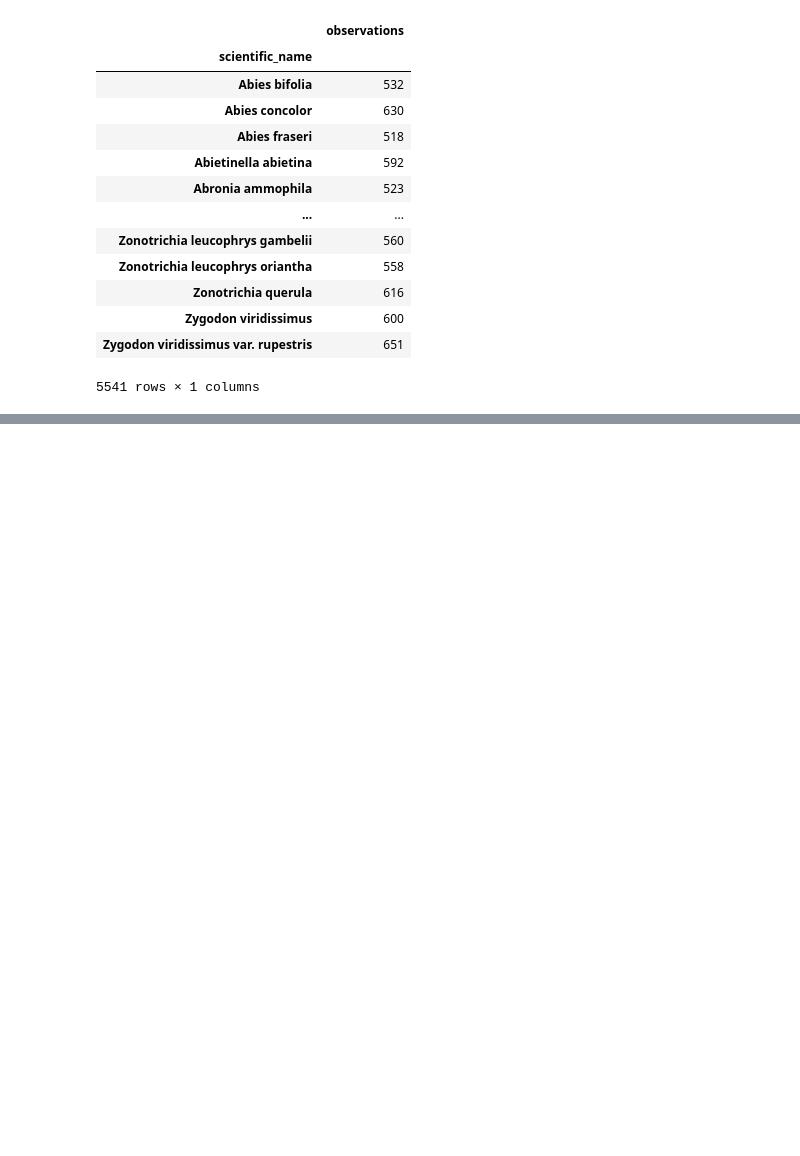
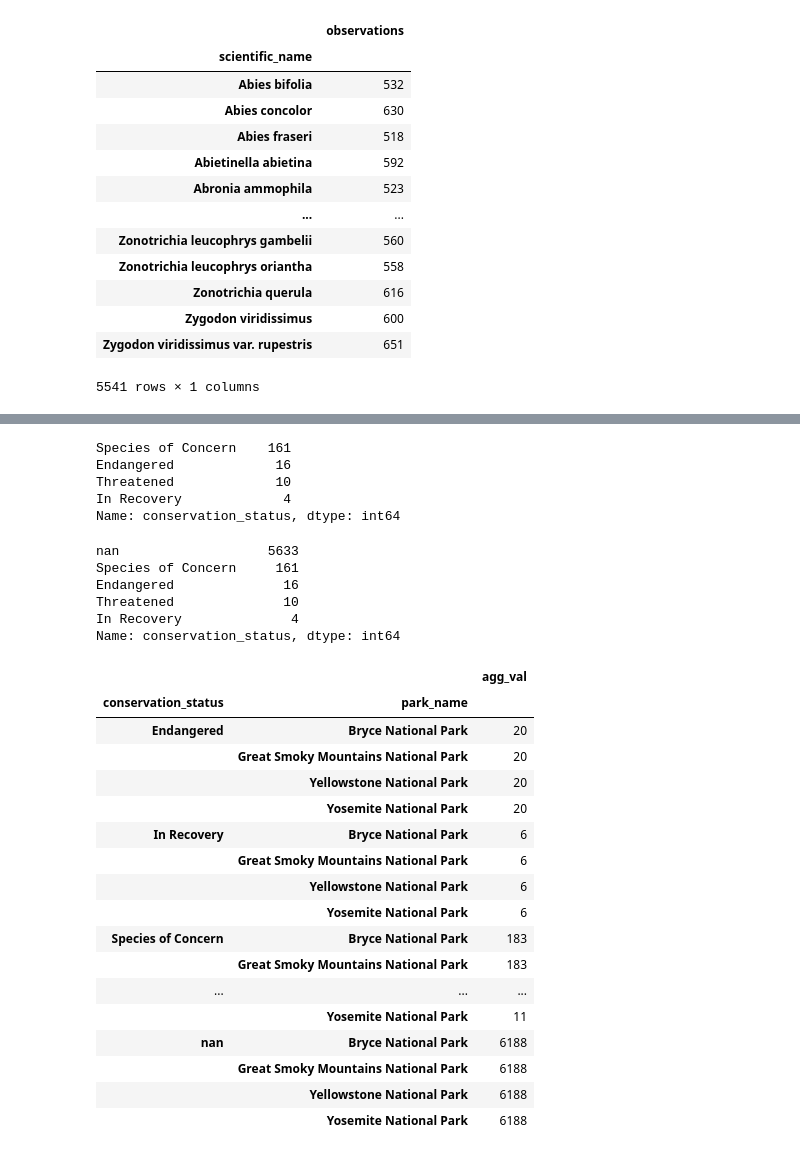
Before and after one commit to eabel35/Code-Academy-Portfolio, a Jupyter notebook: biodiversity_starter/biodiversity.ipynb, the cells around one changed output, grey strips where cells are left out. Saved outputs shown, nothing was run; the diff lists cells and outputs as text; code cells hidden in the pictures; blank space fills up the shorter version.

```diff
--- a/biodiversity_starter/biodiversity.ipynb
+++ b/biodiversity_starter/biodiversity.ipynb
@@ -104,0 +81,21 @@ mer
+# %%
+spec.columns
+spec.conservation_status.value_counts()
+# %% [output]
+Species of Concern    161
+Endangered             16
+Threatened             10
+In Recovery             4
+Name: conservation_status, dtype: int64
+# %%
+#noticed a lot of values in spec.conservation_status are NaN, I want to display this for comparison
+#I will change NaN to text to be recognized as a category
+spec.conservation_status = spec.conservation_status.apply(lambda x: str(x))
+spec.conservation_status.value_counts()
+# %% [output]
+nan                   5633
+Species of Concern     161
+Endangered              16
+Threatened              10
+In Recovery              4
+Name: conservation_status, dtype: int64
@@ -104,0 +107,22 @@ mer
+# %%
+#breakdown of amount of species of different statuses at each park, is there a relationship?
+mer.groupby(['conservation_status','park_name']).agg({'agg_val':'count'})
+# %% [output]
+|  |  | agg_val |
+| conservation_status | park_name |  |
+| Endangered | Bryce National Park | 20 |
+|  | Great Smoky Mountains National Park | 20 |
+|  | Yellowstone National Park | 20 |
+|  | Yosemite National Park | 20 |
+| In Recovery | Bryce National Park | 6 |
+|  | Great Smoky Mountains National Park | 6 |
+|  | Yellowstone National Park | 6 |
+|  | Yosemite National Park | 6 |
+| Species of Concern | Bryce National Park | 183 |
+|  | Great Smoky Mountains National Park | 183 |
+| ... | ... | ... |
+|  | Yosemite National Park | 11 |
+| nan | Bryce National Park | 6188 |
+|  | Great Smoky Mountains National Park | 6188 |
+|  | Yellowstone National Park | 6188 |
+|  | Yosemite National Park | 6188 |
```
Also changed, not shown: parts of 25 cells of this notebook.
